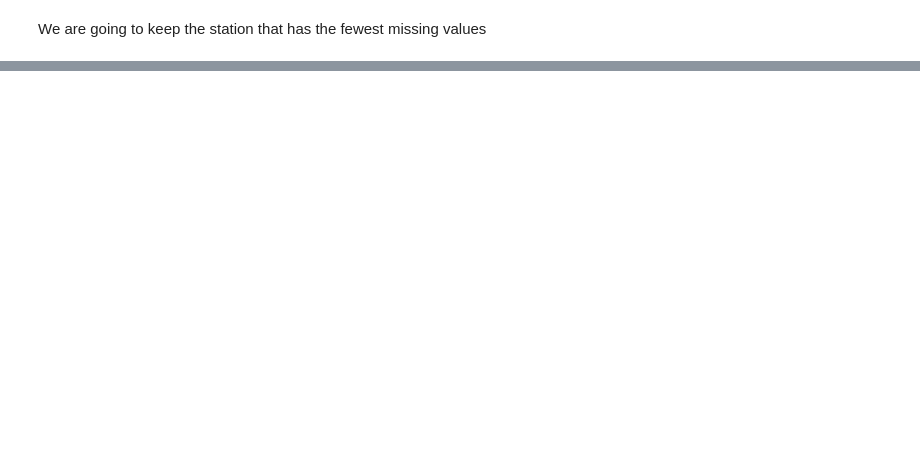
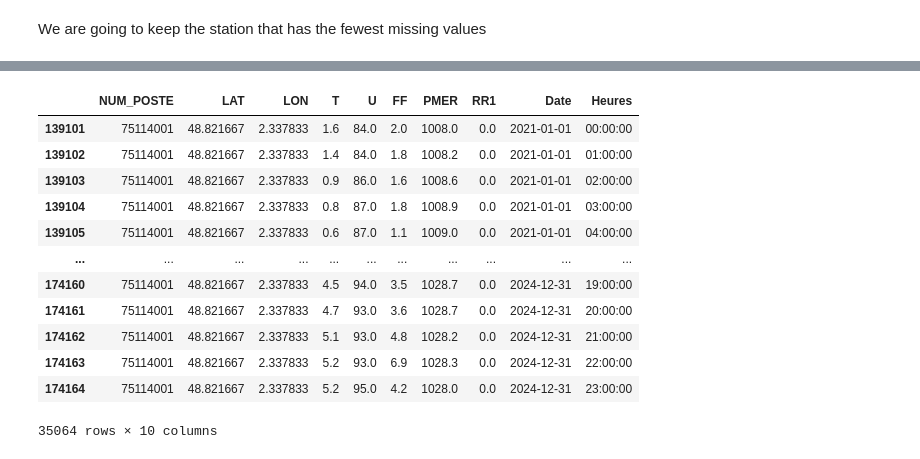
Before and after one commit to Marwane-ELM/energy_peak_prediction_fr, a Jupyter notebook: data_exp_pipelines.ipynb, the cells around one changed output, grey strips where cells are left out. Drawn from its saved outputs; the diff is of its cells as text; code cells hidden in the pictures; blank space fills up the shorter version.

```diff
--- a/data_exp_pipelines.ipynb
+++ b/data_exp_pipelines.ipynb
@@ -251,2 +275,9 @@ dtype: float64
 # %% [markdown]
 We are going to keep the station that has the fewest missing values
+# %%
+grid_scores = meteo75.groupby('NUM_POSTE')[['T', 'U', 'FF', 'PMER', 'RR1']].apply(
+    lambda x: x.isnull().mean() * 100)
+
+best_station = grid_scores.sum(axis=1).idxmin()
+print("Station n° ", best_station, " Sum percentages: ", min(grid_scores.sum(axis=1)))
+print("Best station : ", best_station)
@@ -252,0 +303,18 @@ We are going to keep the station that has the fewest missing values
+# %%
+meteo75 = meteo75[meteo75["NUM_POSTE"] == best_station]
+# %%
+meteo75
+# %% [output]
+|  | NUM_POSTE | LAT | LON | T | U | FF | PMER | RR1 | Date | Heures |
+| 139101 | 75114001 | 48.821667 | 2.337833 | 1.6 | 84.0 | 2.0 | 1008.0 | 0.0 | 2021-01-01 | 00:00:00 |
+| 139102 | 75114001 | 48.821667 | 2.337833 | 1.4 | 84.0 | 1.8 | 1008.2 | 0.0 | 2021-01-01 | 01:00:00 |
+| 139103 | 75114001 | 48.821667 | 2.337833 | 0.9 | 86.0 | 1.6 | 1008.6 | 0.0 | 2021-01-01 | 02:00:00 |
+| 139104 | 75114001 | 48.821667 | 2.337833 | 0.8 | 87.0 | 1.8 | 1008.9 | 0.0 | 2021-01-01 | 03:00:00 |
+| 139105 | 75114001 | 48.821667 | 2.337833 | 0.6 | 87.0 | 1.1 | 1009.0 | 0.0 | 2021-01-01 | 04:00:00 |
+| ... | ... | ... | ... | ... | ... | ... | ... | ... | ... | ... |
+| 174160 | 75114001 | 48.821667 | 2.337833 | 4.5 | 94.0 | 3.5 | 1028.7 | 0.0 | 2024-12-31 | 19:00:00 |
+| 174161 | 75114001 | 48.821667 | 2.337833 | 4.7 | 93.0 | 3.6 | 1028.7 | 0.0 | 2024-12-31 | 20:00:00 |
+| 174162 | 75114001 | 48.821667 | 2.337833 | 5.1 | 93.0 | 4.8 | 1028.2 | 0.0 | 2024-12-31 | 21:00:00 |
+| 174163 | 75114001 | 48.821667 | 2.337833 | 5.2 | 93.0 | 6.9 | 1028.3 | 0.0 | 2024-12-31 | 22:00:00 |
+| 174164 | 75114001 | 48.821667 | 2.337833 | 5.2 | 95.0 | 4.2 | 1028.0 | 0.0 | 2024-12-31 | 23:00:00 |
+35064 rows × 10 columns
```
Also changed, not shown: parts of 20 cells of this notebook.
